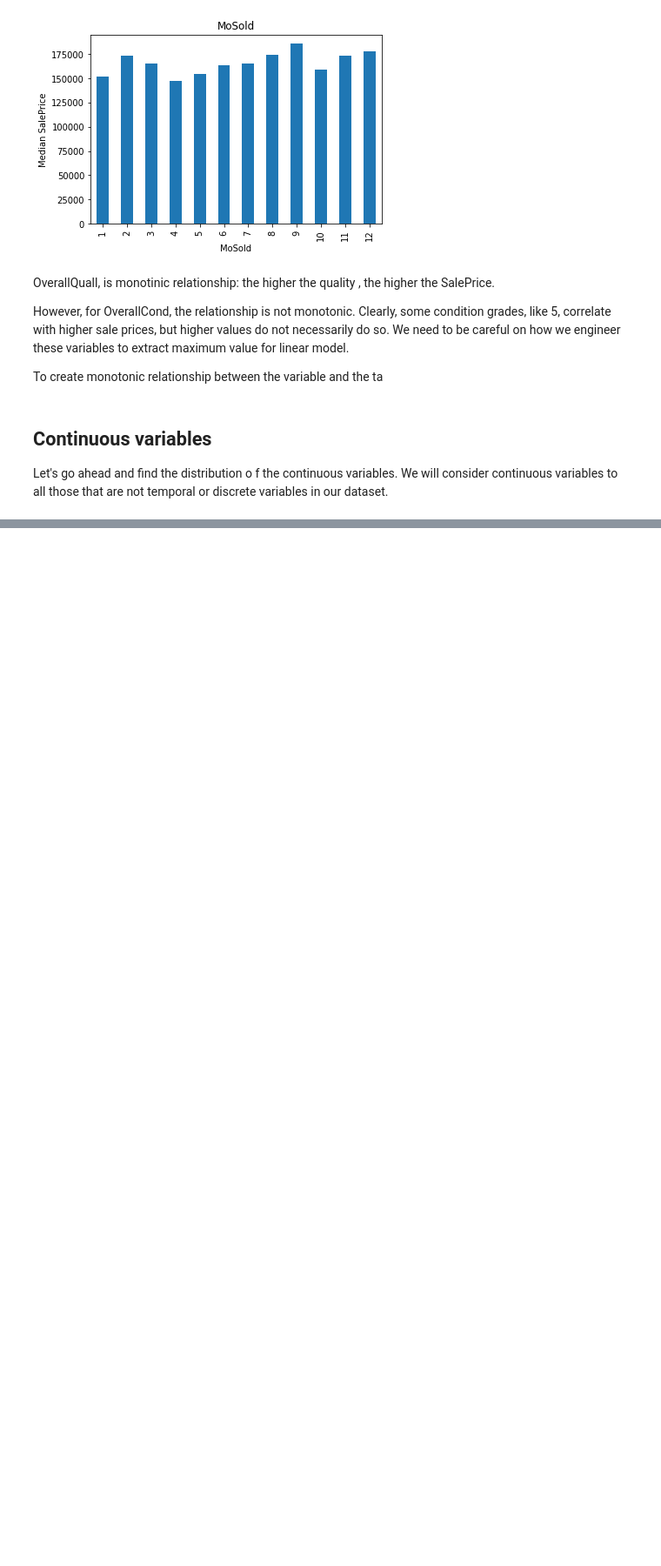
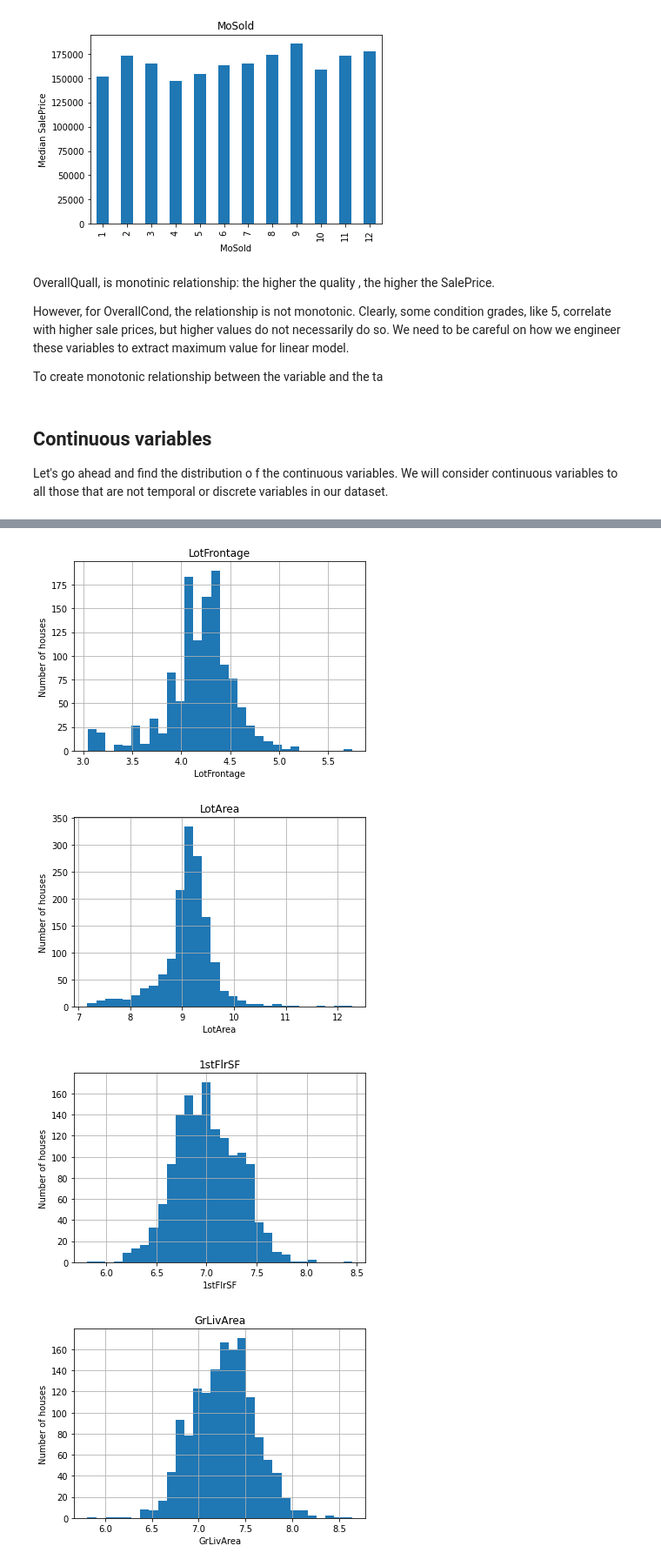
Before and after one commit to Jeffresh/deployment-of-machine-learning-models, a Jupyter notebook: section2/dataAnalysis.ipynb, the cells around one changed output, grey strips where cells are left out. Shown: that part at 87% size. Saved outputs shown, nothing was run; the diff lists cells and outputs as text; code cells hidden in the pictures; blank space fills up the shorter version.

```diff
--- a/section2/dataAnalysis.ipynb
+++ b/section2/dataAnalysis.ipynb
@@ -279,0 +322,25 @@ print('cont_vars')
+# %%
+# Apply logarithmic transformation
+
+def analyse_transformed_continuous(df, var):
+    df = df.copy()
+
+    #log does not take 0 or negative values, so let's be careful and skip those variables
+    if any(data[var] <= 0 ):
+        pass
+    else:
+        # log transform the variable
+        df[var] = np.log(df[var])
+        df[var].hist(bins=30)
+        plt.ylabel("Number of houses")
+        plt.xlabel(var)
+        plt.title(var)
+        plt.show()
+# %%
+for var in cont_vars:
+    analyse_transformed_continuous(data, var)
+# %% [output]
+[figure, added]
+[figure, added]
+[figure, added]
+[figure, added]
```
Also changed, not shown: parts of 5 cells of this notebook.
